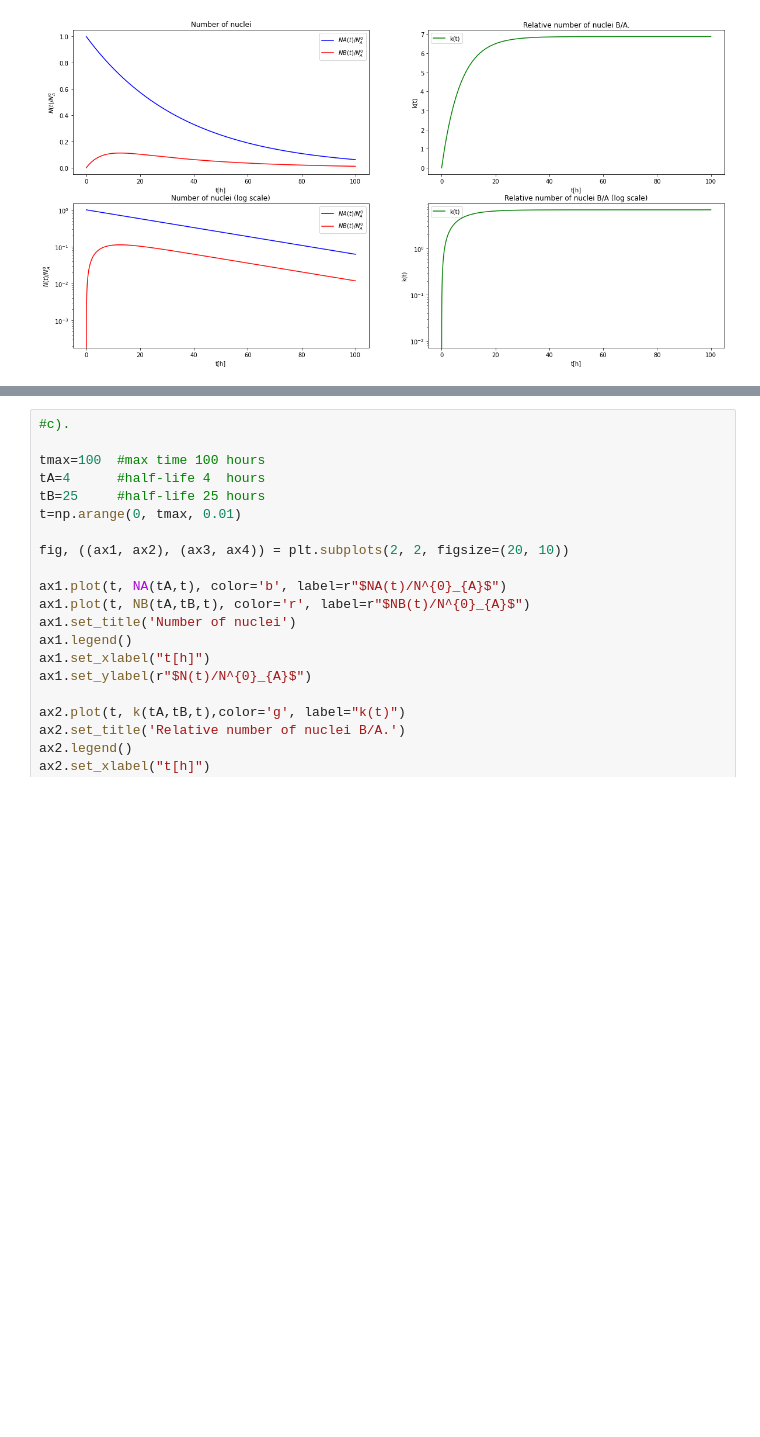
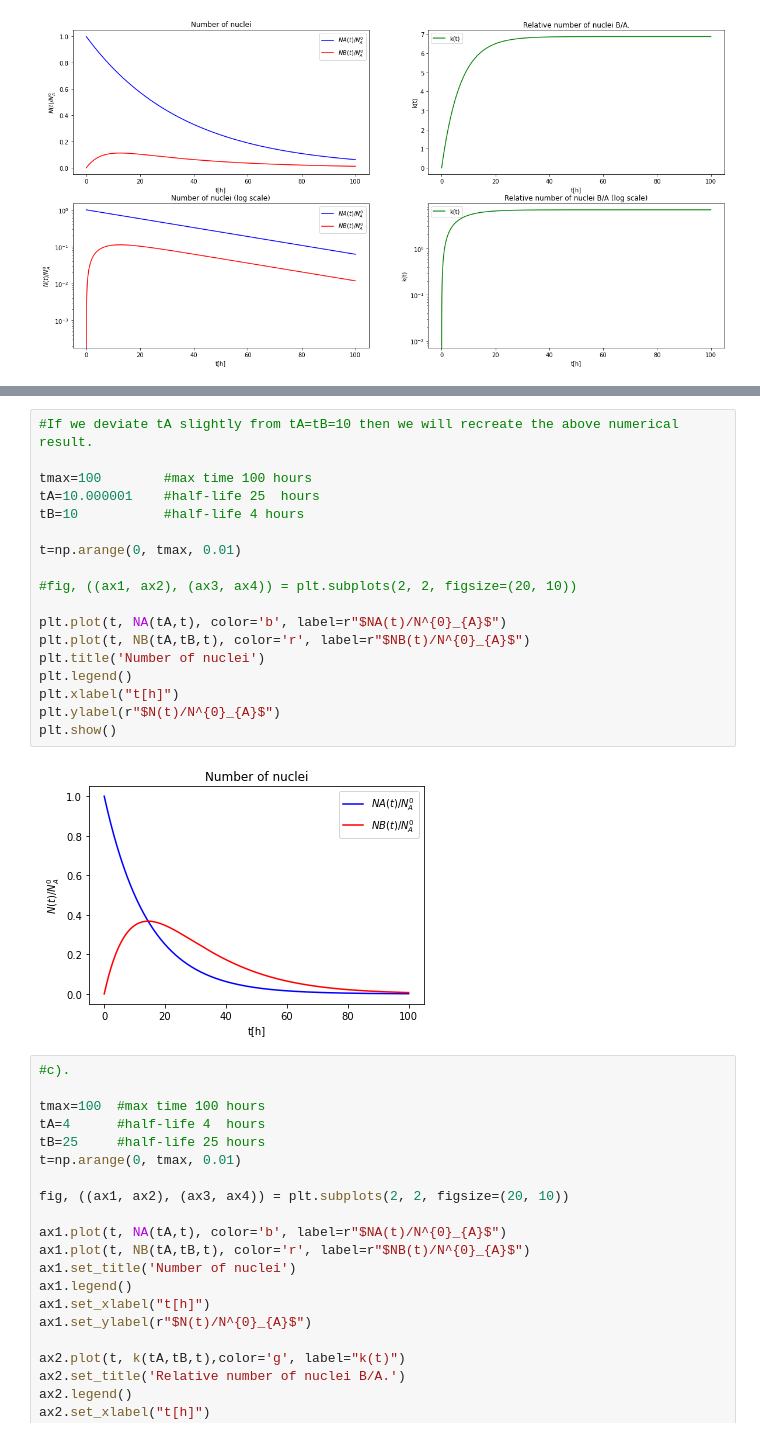
Before and after one commit to kmiec96/Nuclear, a Jupyter notebook: set1.ipynb, the cells around one changed output, grey strips where cells are left out. Saved outputs shown, nothing was run; the diff lists cells and outputs as text; blank space fills up the shorter version.

```diff
--- a/set1.ipynb
+++ b/set1.ipynb
@@ -718,3 +751,23 @@ The decay and production rate for B isotope are the same and there is no net pro
+# %%
+#If we deviate tA slightly from tA=tB=10 then we will recreate the above numerical result.
+
+tmax=100        #max time 100 hours
+tA=10.000001    #half-life 25  hours
+tB=10           #half-life 4 hours
+
+t=np.arange(0, tmax, 0.01)
+
+#fig, ((ax1, ax2), (ax3, ax4)) = plt.subplots(2, 2, figsize=(20, 10))
+
+plt.plot(t, NA(tA,t), color='b', label=r"$NA(t)/N^{0}_{A}$")
+plt.plot(t, NB(tA,tB,t), color='r', label=r"$NB(t)/N^{0}_{A}$")
+plt.title('Number of nuclei')
+plt.legend()
+plt.xlabel("t[h]")
+plt.ylabel(r"$N(t)/N^{0}_{A}$")
+plt.show()
+# %% [output]
+[figure, added]
 # %%
 #c).
 
```
Also changed, not shown: parts of 3 cells of this notebook.
